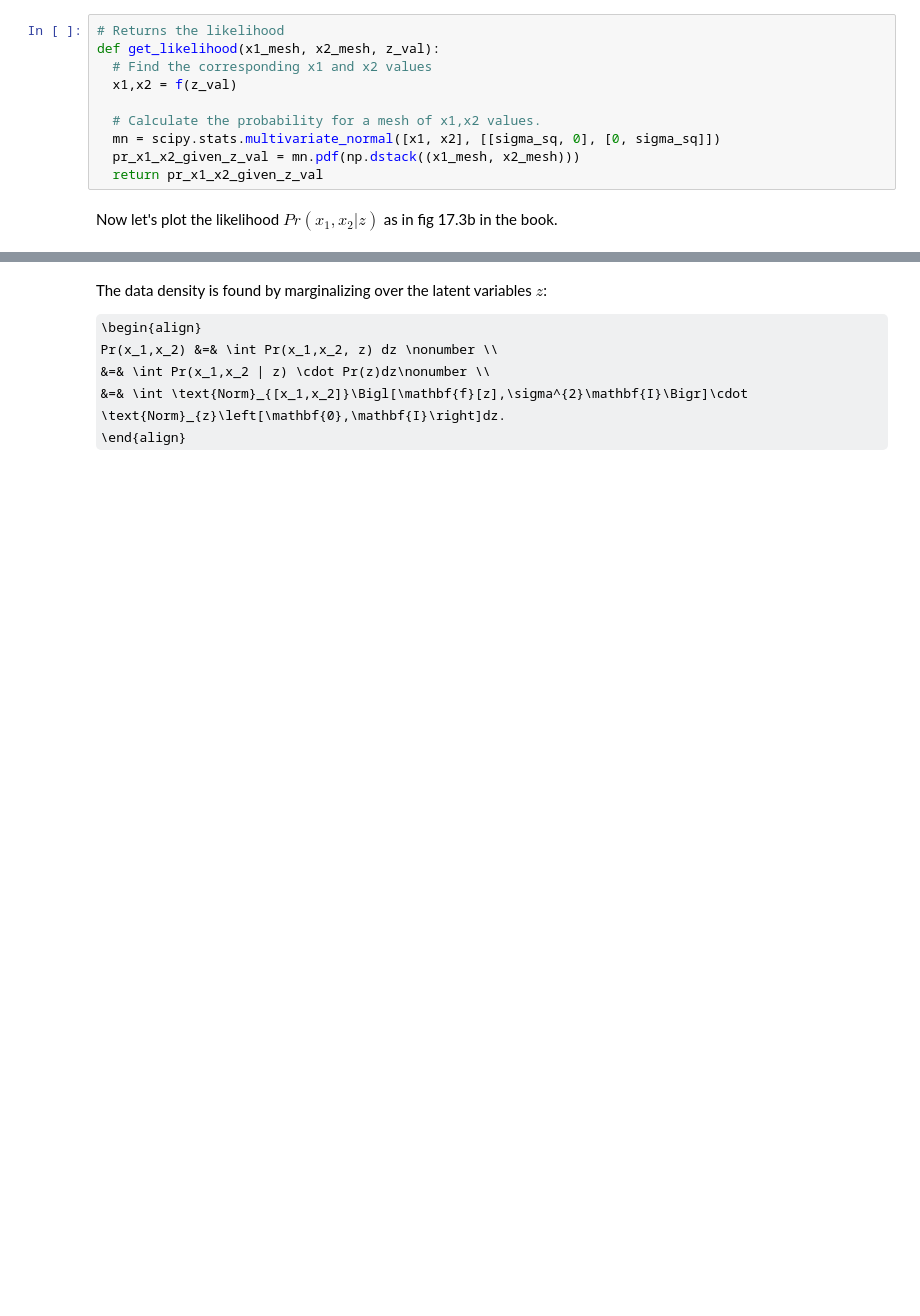
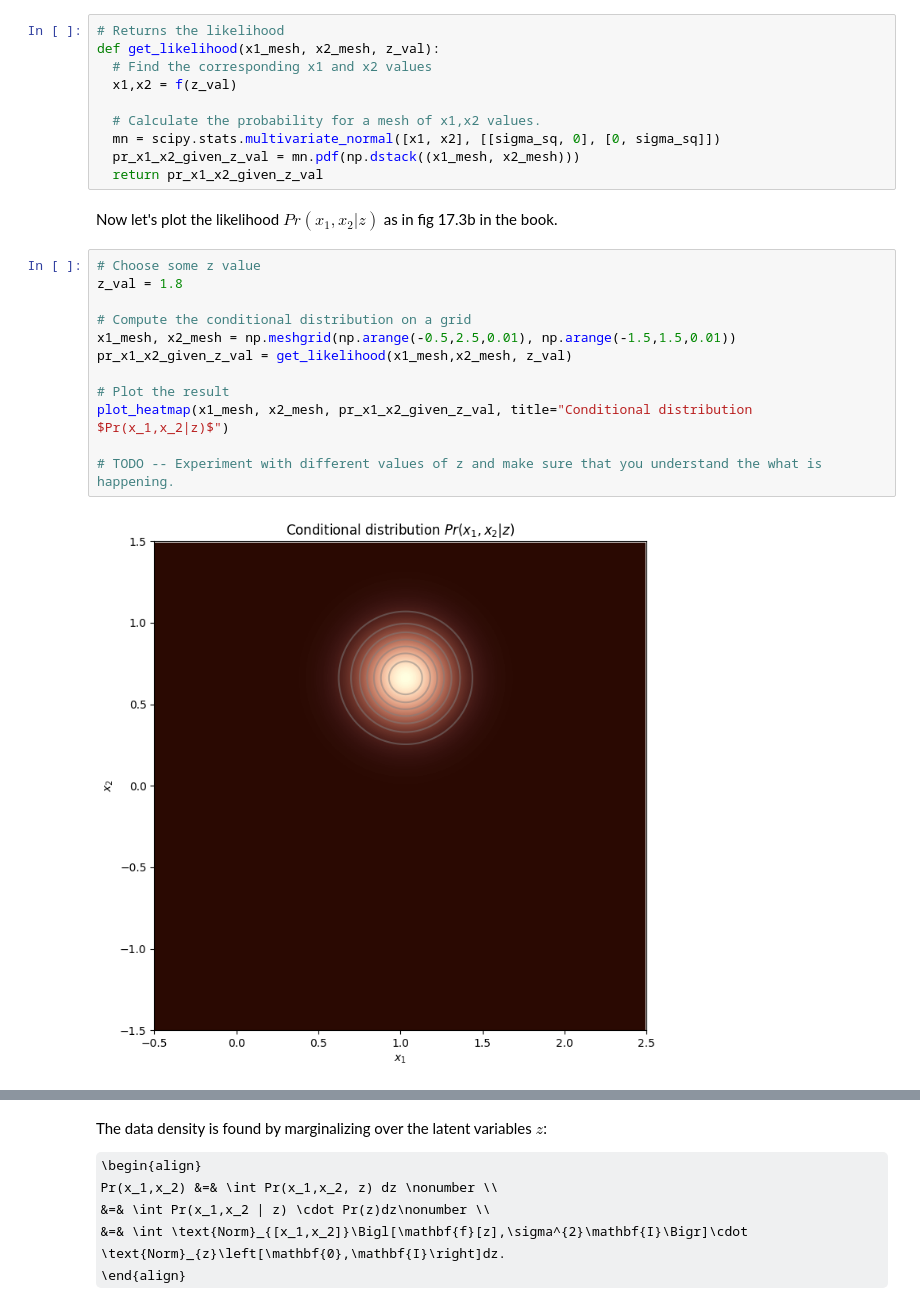
Before and after one commit to vvithurshan/DeepLearning, a Jupyter notebook: Notebooks/Chap17/17_1_Latent_Variable_Models.ipynb, the cells around one changed output, grey strips where cells are left out. Saved outputs shown, nothing was run; the diff lists cells and outputs as text; some formulas as TeX source; blank space fills up the shorter version.

```diff
--- a/Notebooks/Chap17/17_1_Latent_Variable_Models.ipynb
+++ b/Notebooks/Chap17/17_1_Latent_Variable_Models.ipynb
@@ -110,5 +110,19 @@ def get_likelihood(x1_mesh, x2_mesh, z_val):
   return pr_x1_x2_given_z_val
 # %% [markdown]
 Now let's plot the likelihood $Pr(x_1,x_2|z)$ as in fig 17.3b in the book.
+# %%
+# Choose some z value
+z_val = 1.8
+
+# Compute the conditional distribution on a grid
+x1_mesh, x2_mesh = np.meshgrid(np.arange(-0.5,2.5,0.01), np.arange(-1.5,1.5,0.01))
+pr_x1_x2_given_z_val = get_likelihood(x1_mesh,x2_mesh, z_val)
+
+# Plot the result
+plot_heatmap(x1_mesh, x2_mesh, pr_x1_x2_given_z_val, title="Conditional distribution $Pr(x_1,x_2|z)$")
+
+# TODO -- Experiment with different values of z and make sure that you understand the what is happening.
+# %% [output]
+[figure, added]
 # %%
 # Choose some z value
```
Also changed, not shown: parts of 6 cells of this notebook.
